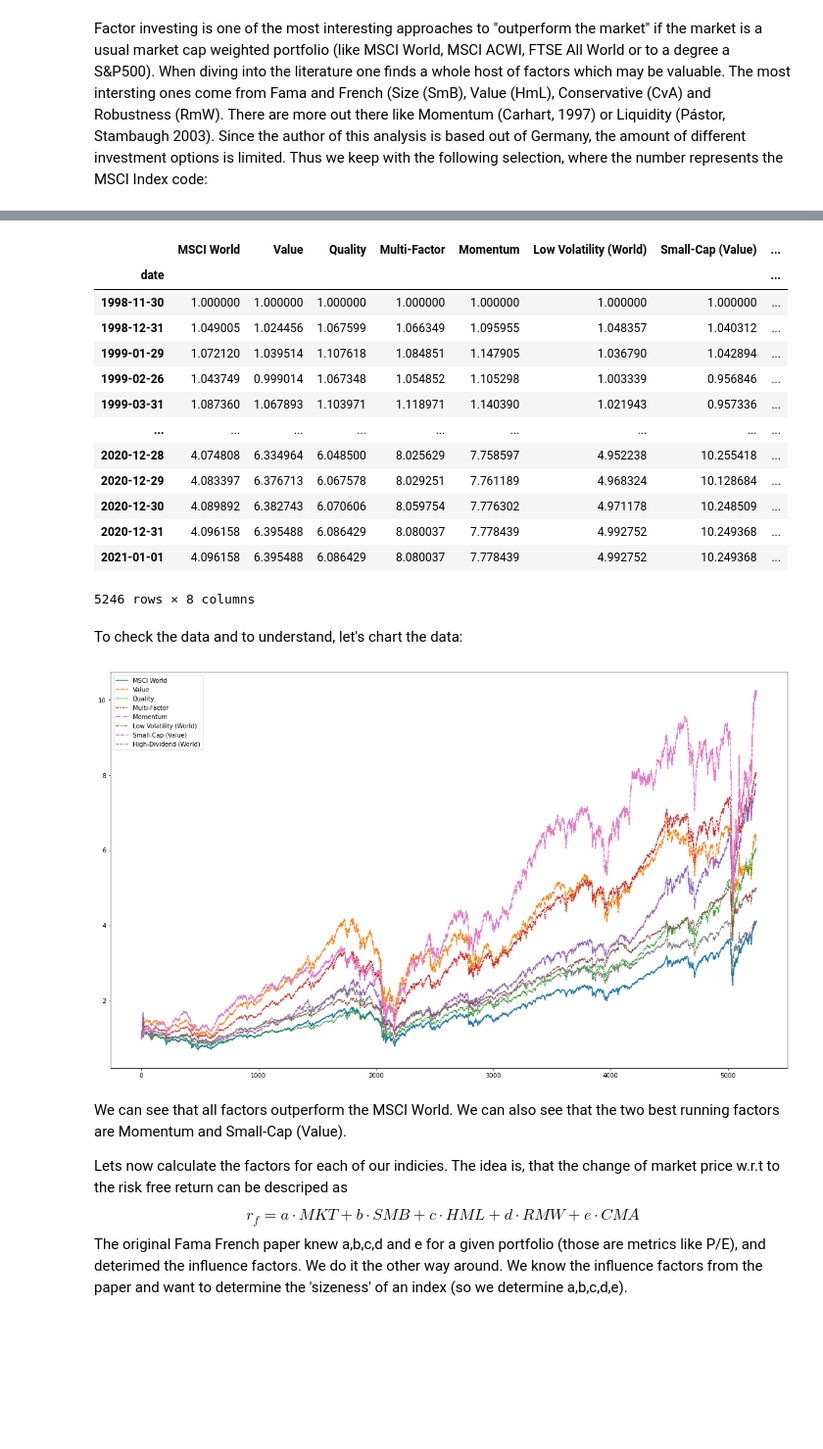
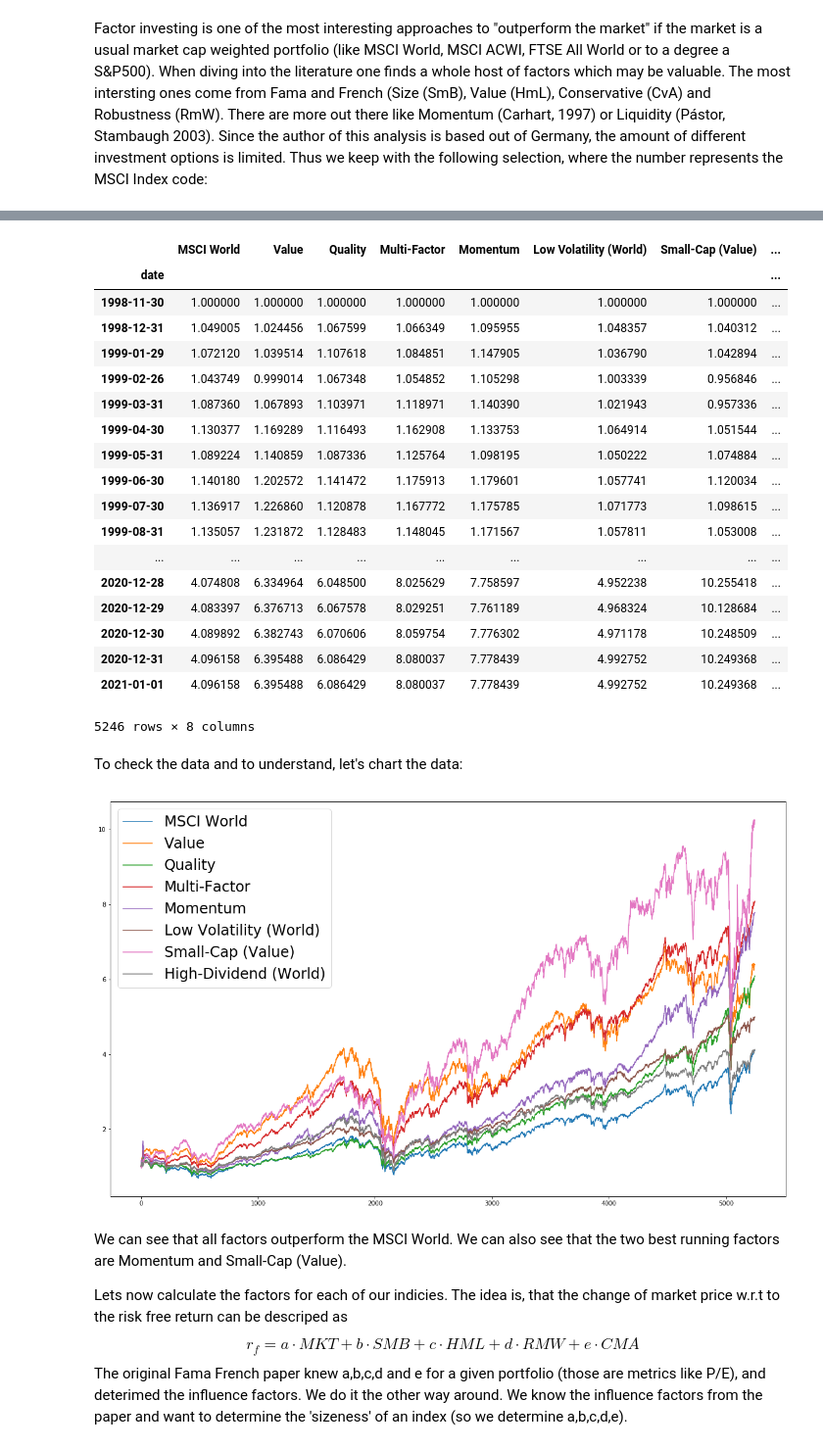
Before and after one commit to MartinLiebig/factornessy, a Jupyter notebook: FF5-Factor analysis.ipynb, the cells around one changed output, grey strips where cells are left out. Shown at 98% size. Saved outputs shown, nothing was run; the diff lists cells and outputs as text; code cells hidden in the pictures; blank space fills up the shorter version.

```diff
--- a/FF5-Factor analysis.ipynb
+++ b/FF5-Factor analysis.ipynb
@@ -31,9 +31,10 @@ Let's get the data first. The data is directly taking from MSCI, and is thus ava
 # %%
 data = []
 start_date="19981130"
+#start_date="20080101"
 for key in index_codes.keys():
     code = index_codes[key]["code"]
-    d = get_prices(code,start_date=start_date)
+    d = get_historic_stock_data(code,start_date=start_date)
     d.rename(columns={"level_eod":key}, inplace=True)
     d.set_index("date")
     data.append(d)
@@ -42,6 +43,7 @@ for i in range(1,len(data)):
     df = df.merge(data[i], how='left')
 
 #df = pd.concat(data).groupby(level=0).first()
+#df['date'] = df["date"].values.astype(float)
 df.set_index("date")
 # %% [output]
 |  | MSCI World | Value | Quality | Multi-Factor | Momentum | Low Volatility (World) | Small-Cap (Value) | ... |
@@ -51,6 +53,11 @@ df.set_index("date")
 | 1999-01-29 | 1.072120 | 1.039514 | 1.107618 | 1.084851 | 1.147905 | 1.036790 | 1.042894 | ... |
 | 1999-02-26 | 1.043749 | 0.999014 | 1.067348 | 1.054852 | 1.105298 | 1.003339 | 0.956846 | ... |
 | 1999-03-31 | 1.087360 | 1.067893 | 1.103971 | 1.118971 | 1.140390 | 1.021943 | 0.957336 | ... |
+| 1999-04-30 | 1.130377 | 1.169289 | 1.116493 | 1.162908 | 1.133753 | 1.064914 | 1.051544 | ... |
+| 1999-05-31 | 1.089224 | 1.140859 | 1.087336 | 1.125764 | 1.098195 | 1.050222 | 1.074884 | ... |
+| 1999-06-30 | 1.140180 | 1.202572 | 1.141472 | 1.175913 | 1.179601 | 1.057741 | 1.120034 | ... |
+| 1999-07-30 | 1.136917 | 1.226860 | 1.120878 | 1.167772 | 1.175785 | 1.071773 | 1.098615 | ... |
+| 1999-08-31 | 1.135057 | 1.231872 | 1.128483 | 1.148045 | 1.171567 | 1.057811 | 1.053008 | ... |
 | ... | ... | ... | ... | ... | ... | ... | ... | ... |
 | 2020-12-28 | 4.074808 | 6.334964 | 6.048500 | 8.025629 | 7.758597 | 4.952238 | 10.255418 | ... |
 | 2020-12-29 | 4.083397 | 6.376713 | 6.067578 | 8.029251 | 7.761189 | 4.968324 | 10.128684 | ... |
@@ -62,9 +69,13 @@ df.set_index("date")
 To check the data and to understand, let's chart the data:
 # %%
 plt.figure(figsize=(20, 12))
-gfg = sns.lineplot(data = df)
+for k in index_codes.keys():
+    plt.plot(df[k], label=k)
+#gfg = sns.lineplot(data = df[c])
+plt.legend(prop={'size':24})
+plt.show()
 # %% [output]
-[figure, old version]
+[figure, new version]
 # %% [markdown]
 We can see that all factors outperform the MSCI World.
 We can also see that the two best running factors are Momentum and Small-Cap (Value).
```
Also changed, not shown: parts of 23 cells of this notebook, 9 other files.
